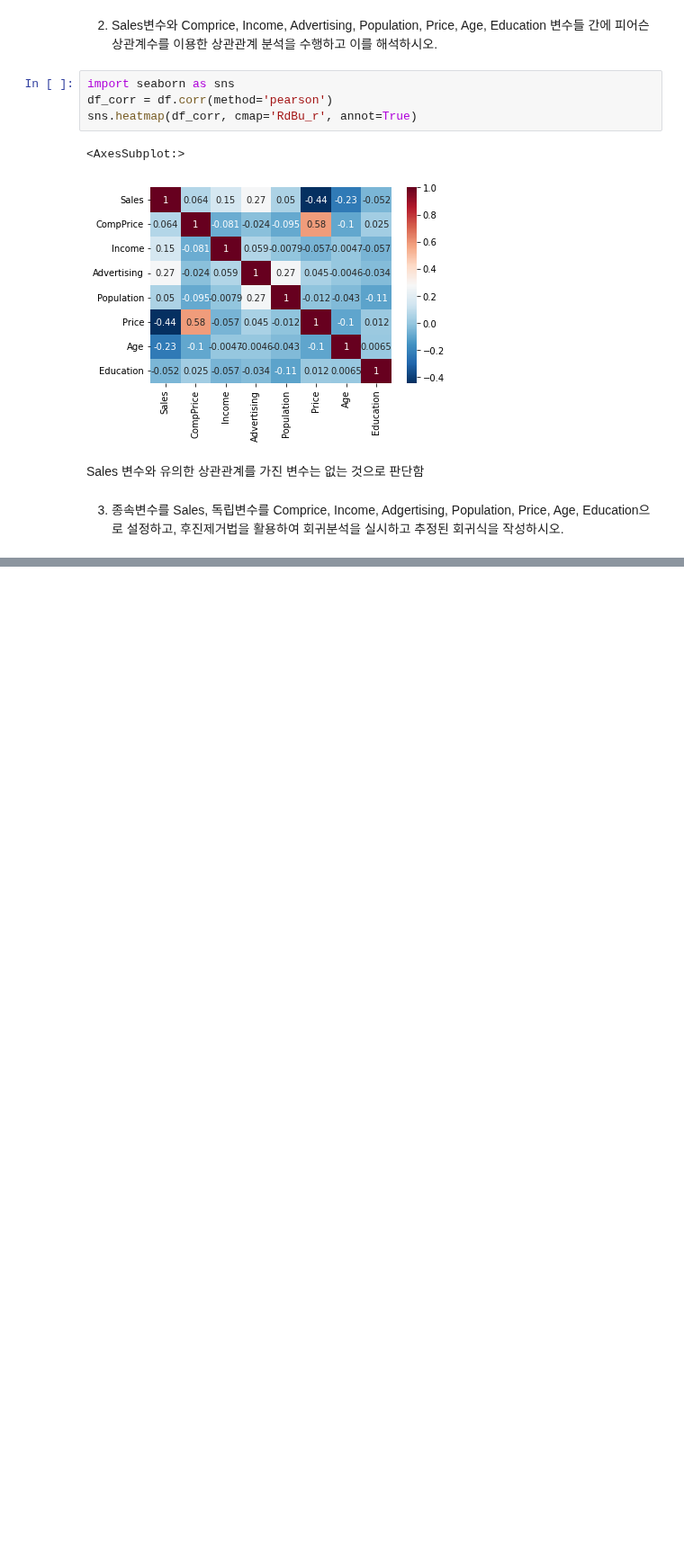
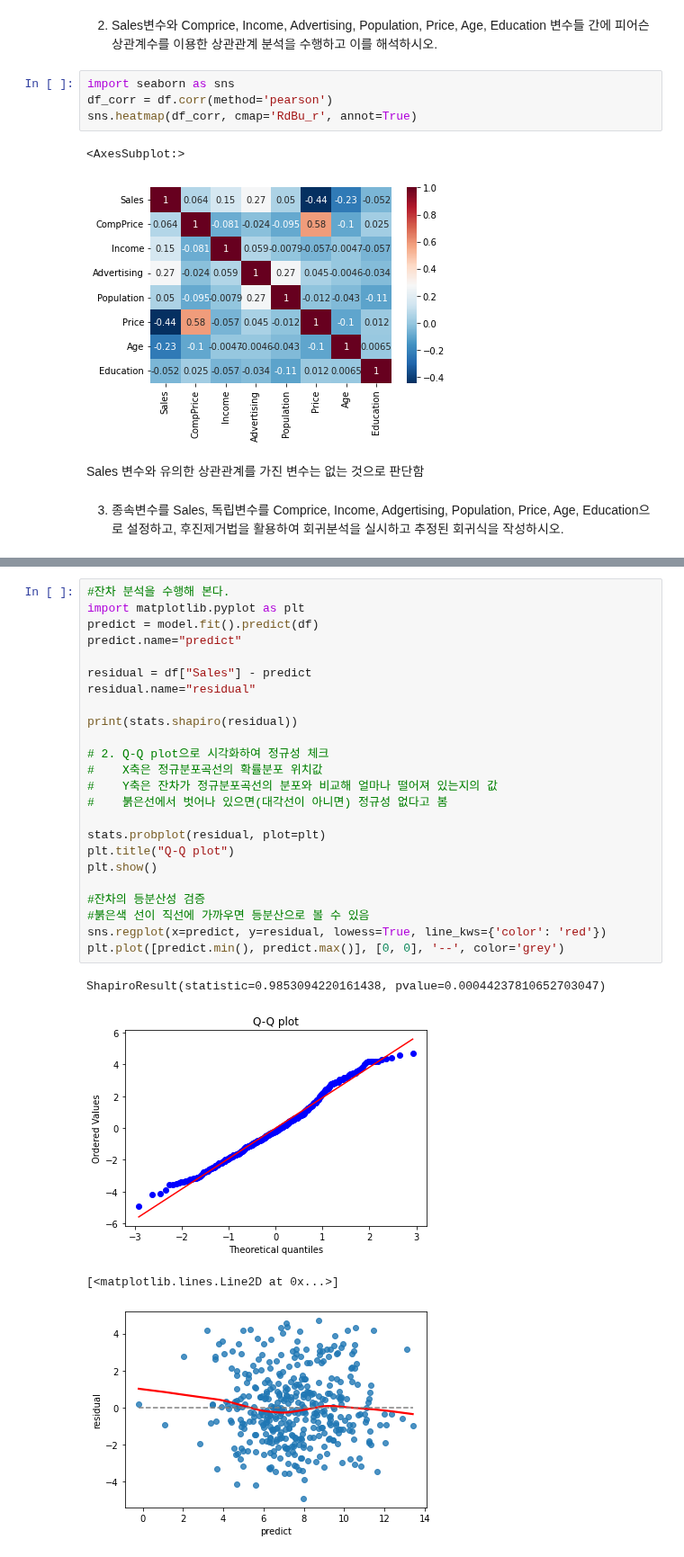
Before and after one commit to suhyehye/ADP-study, a Jupyter notebook: 03.모의고사/데이터에듀/3회/1. 통계분석.ipynb, the cells around one changed output, grey strips where cells are left out. Shown at 90% size. Cells and saved outputs as stored; diff of their text form; blank space fills up the shorter version.

```diff
--- a/03.모의고사/데이터에듀/3회/1. 통계분석.ipynb
+++ b/03.모의고사/데이터에듀/3회/1. 통계분석.ipynb
@@ -80,0 +168,29 @@ selected_variables
+# %%
+#잔차 분석을 수행해 본다.
+import matplotlib.pyplot as plt
+predict = model.fit().predict(df)
+predict.name="predict"
+
+residual = df["Sales"] - predict
+residual.name="residual"
+
+print(stats.shapiro(residual))
+
+# 2. Q-Q plot으로 시각화하여 정규성 체크
+#    X축은 정규분포곡선의 확률분포 위치값
+#    Y축은 잔차가 정규분포곡선의 분포와 비교해 얼마나 떨어져 있는지의 값
+#    붉은선에서 벗어나 있으면(대각선이 아니면) 정규성 없다고 봄
+
+stats.probplot(residual, plot=plt)
+plt.title("Q-Q plot")
+plt.show()
+
+#잔차의 등분산성 검증
+#붉은색 선이 직선에 가까우면 등분산으로 볼 수 있음
+sns.regplot(x=predict, y=residual, lowess=True, line_kws={'color': 'red'})
+plt.plot([predict.min(), predict.max()], [0, 0], '--', color='grey')
+# %% [output]
+ShapiroResult(statistic=0.9853094220161438, pvalue=0.00044237810652703047)
+[figure, added]
+[<matplotlib.lines.Line2D at 0x...>]
+[figure, added]
```
Also changed, not shown: parts of 4 cells of this notebook.
